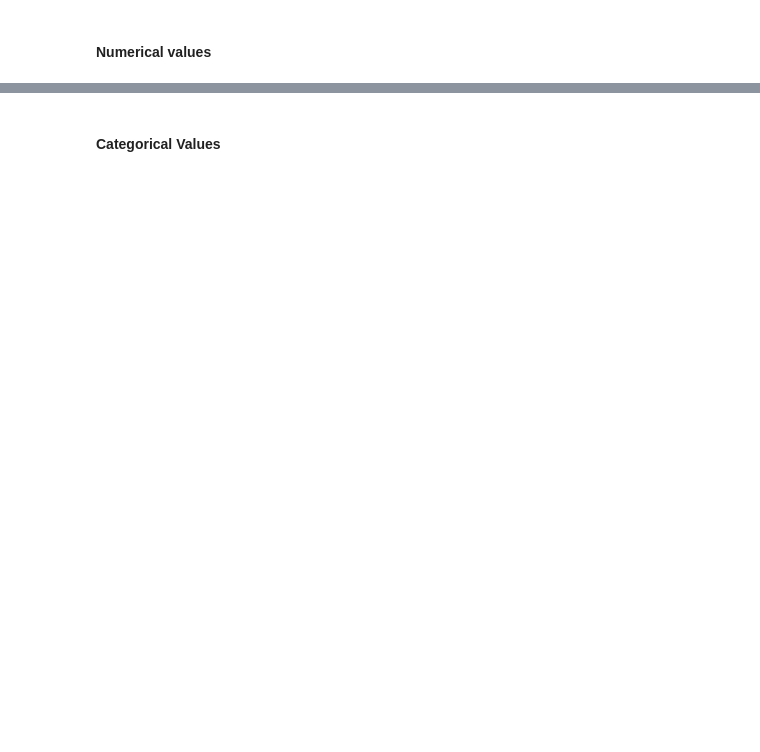
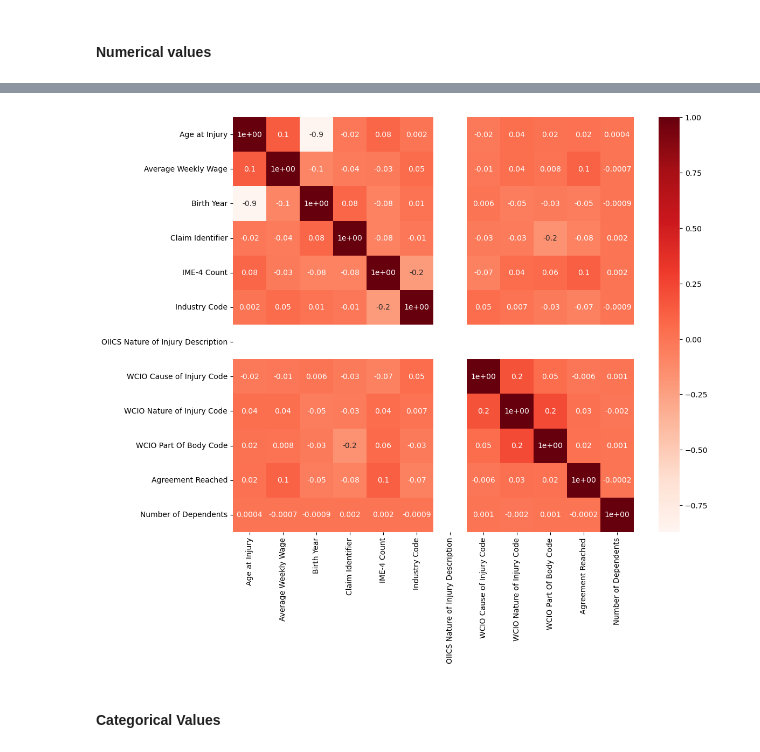
Before and after one commit to berthlou/DSAA_ML_41, a Jupyter notebook: code/exploratory_analysis/louis_explorative_analysis.ipynb, the cells around one changed output, grey strips where cells are left out. Drawn from its saved outputs; the diff is of its cells as text; code cells hidden in the pictures; blank space fills up the shorter version.

```diff
--- a/code/exploratory_analysis/louis_explorative_analysis.ipynb
+++ b/code/exploratory_analysis/louis_explorative_analysis.ipynb
@@ -79 +102,7 @@ Total duplicate rows: 0
+# %%
+# Print a heatmap based on a correlation matrix
+def corr_heatmap(corr):
+    plt.figure(figsize=(12,10))
+    sns.heatmap(data = corr, annot = True, cmap = plt.cm.Reds, fmt='.1')
+    plt.show()
 # %%
@@ -119,3 +149,8 @@ plt.show()
+# %%
+raw_corr = df_train[metric_features].corr(method="spearman")
+corr_heatmap(raw_corr)
+# %% [output]
+[figure, added]
 # %% [markdown]
 #### Categorical Values
 # %%
```
Also changed, not shown: parts of 8 cells of this notebook.
